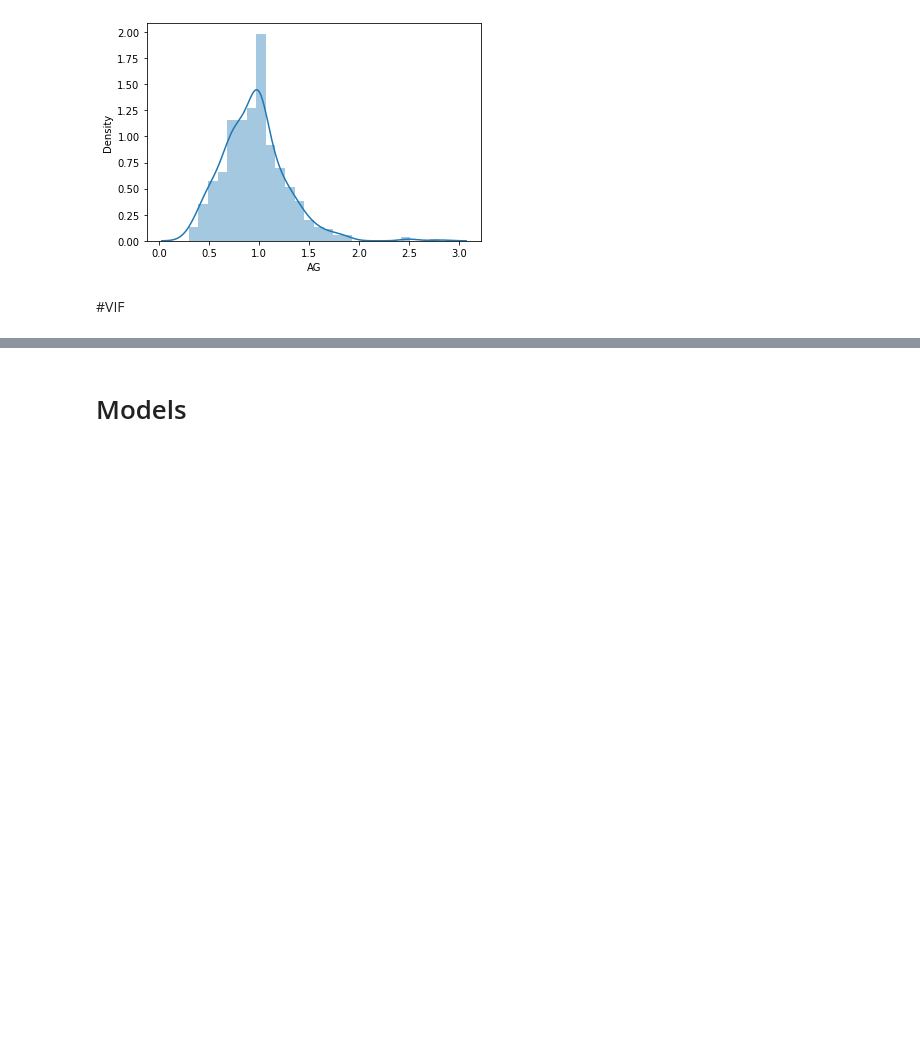
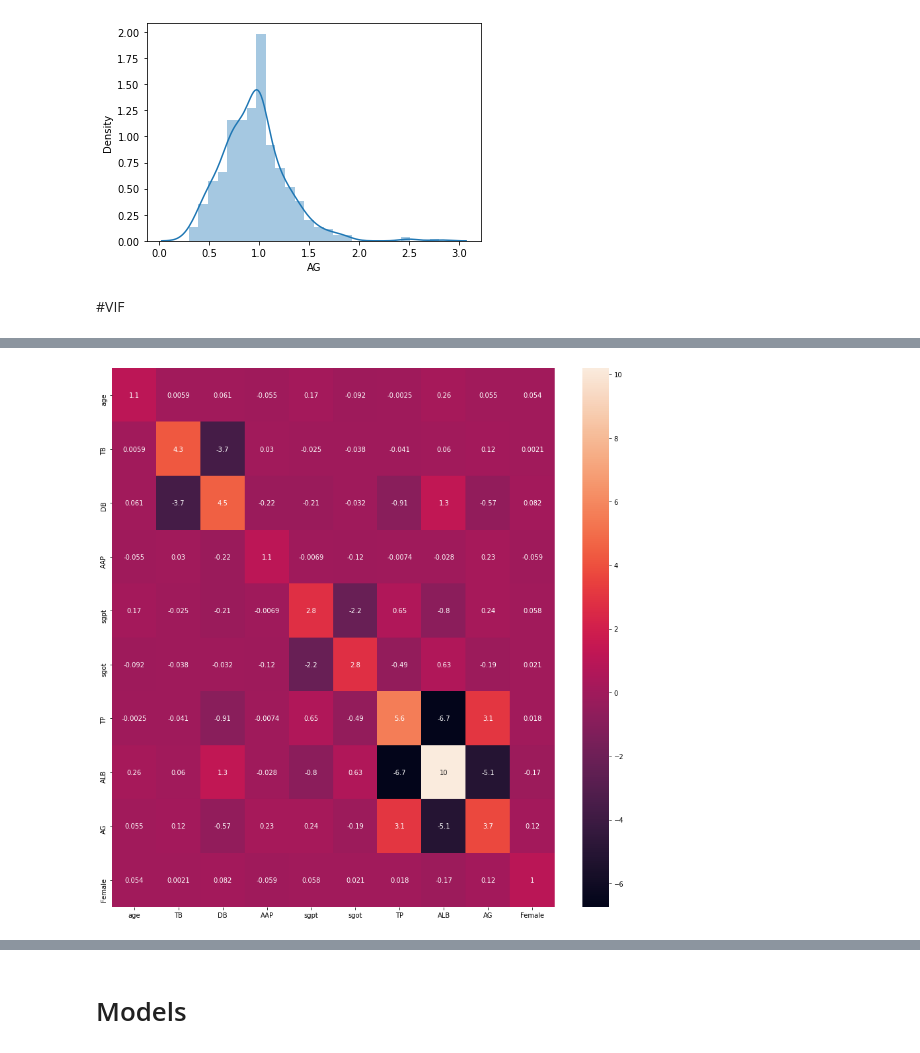
Before and after one commit to MugoChege/Liver-and-Tweets, a Jupyter notebook: Liver.ipynb, the cells around one changed output, grey strips where cells are left out. Drawn from its saved outputs; the diff is of its cells as text; code cells hidden in the pictures; blank space fills up the shorter version.

```diff
--- a/Liver.ipynb
+++ b/Liver.ipynb
@@ -238,0 +264,5 @@ sns.distplot(toeda['AG'])
+# %%
+correlations = toeda.corr()
+# %%
+correlations.drop(['selector'], axis=1, inplace=True)
+correlations.drop(['selector'], axis=0, inplace=True)
@@ -238,0 +283,8 @@ sns.distplot(toeda['AG'])
+# %%
+vif = pd.DataFrame(np.linalg.inv(correlations.values), index = correlations.index, columns=correlations.columns)
+# %%
+plt.figure(figsize=(15,15))
+sns.heatmap(vif, annot=True)
+plt.show()
+# %% [output]
+[figure, added]
```
Also changed, not shown: parts of 26 cells of this notebook.
